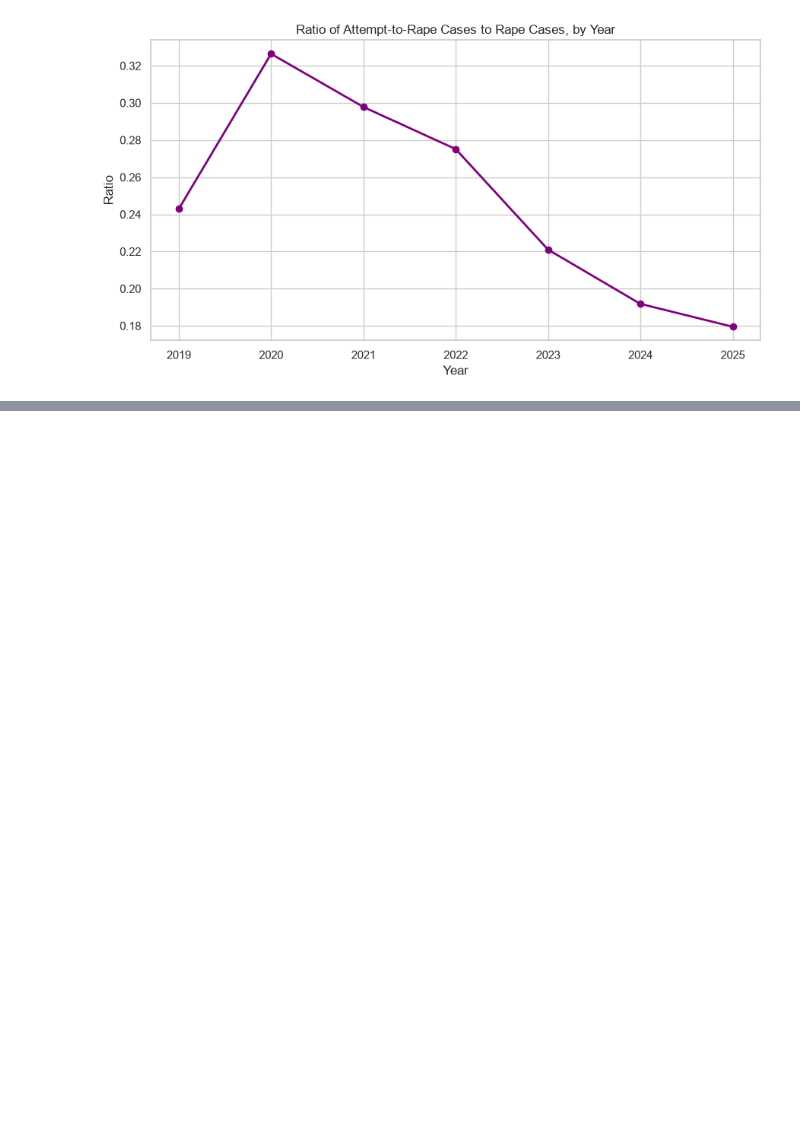
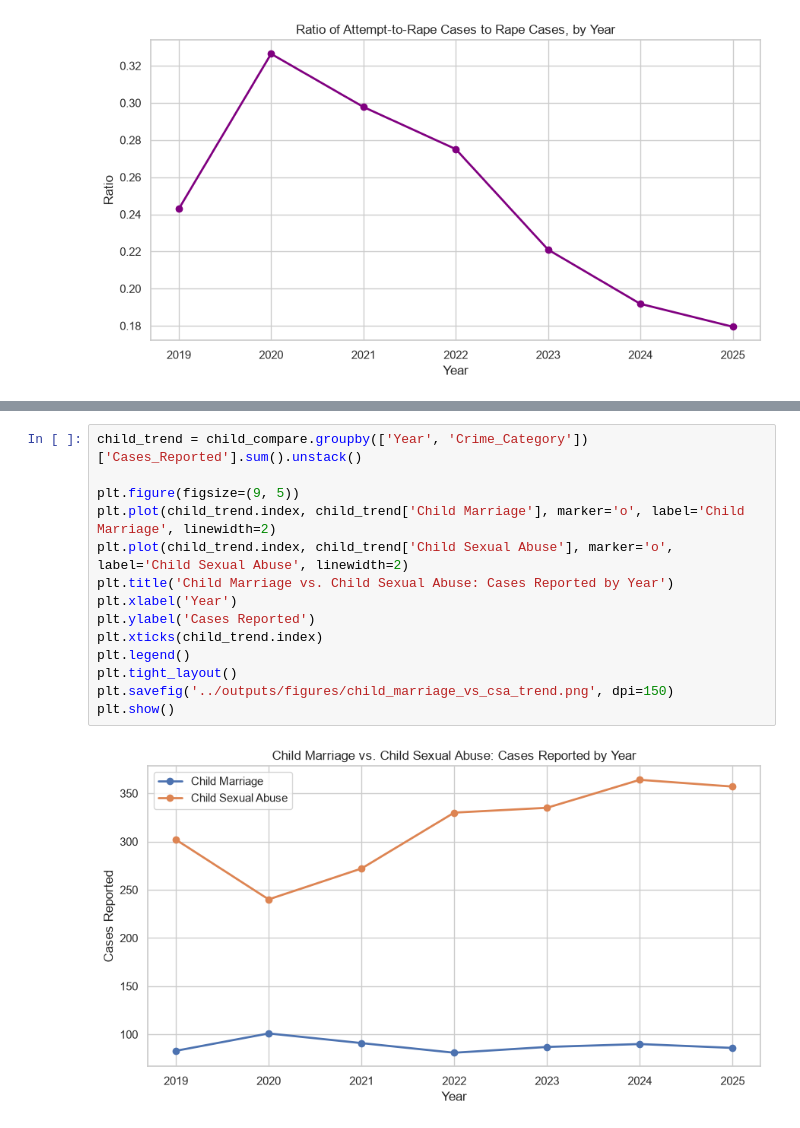
Before and after one commit to rohanpiya/gbv-nepal-eda, a Jupyter notebook: notebooks/01_gbv_nepal_eda.ipynb, the cells around one changed output, grey strips where cells are left out. Drawn from its saved outputs; the diff is of its cells as text; blank space fills up the shorter version.

```diff
--- a/notebooks/01_gbv_nepal_eda.ipynb
+++ b/notebooks/01_gbv_nepal_eda.ipynb
@@ -500,0 +520,16 @@ plt.show()
+# %%
+child_trend = child_compare.groupby(['Year', 'Crime_Category'])['Cases_Reported'].sum().unstack()
+
+plt.figure(figsize=(9, 5))
+plt.plot(child_trend.index, child_trend['Child Marriage'], marker='o', label='Child Marriage', linewidth=2)
+plt.plot(child_trend.index, child_trend['Child Sexual Abuse'], marker='o', label='Child Sexual Abuse', linewidth=2)
+plt.title('Child Marriage vs. Child Sexual Abuse: Cases Reported by Year')
+plt.xlabel('Year')
+plt.ylabel('Cases Reported')
+plt.xticks(child_trend.index)
+plt.legend()
+plt.tight_layout()
+plt.savefig('../outputs/figures/child_marriage_vs_csa_trend.png', dpi=150)
+plt.show()
+# %% [output]
+[figure, added]
```
Also changed, not shown: parts of 2 cells of this notebook, 2 other files.
